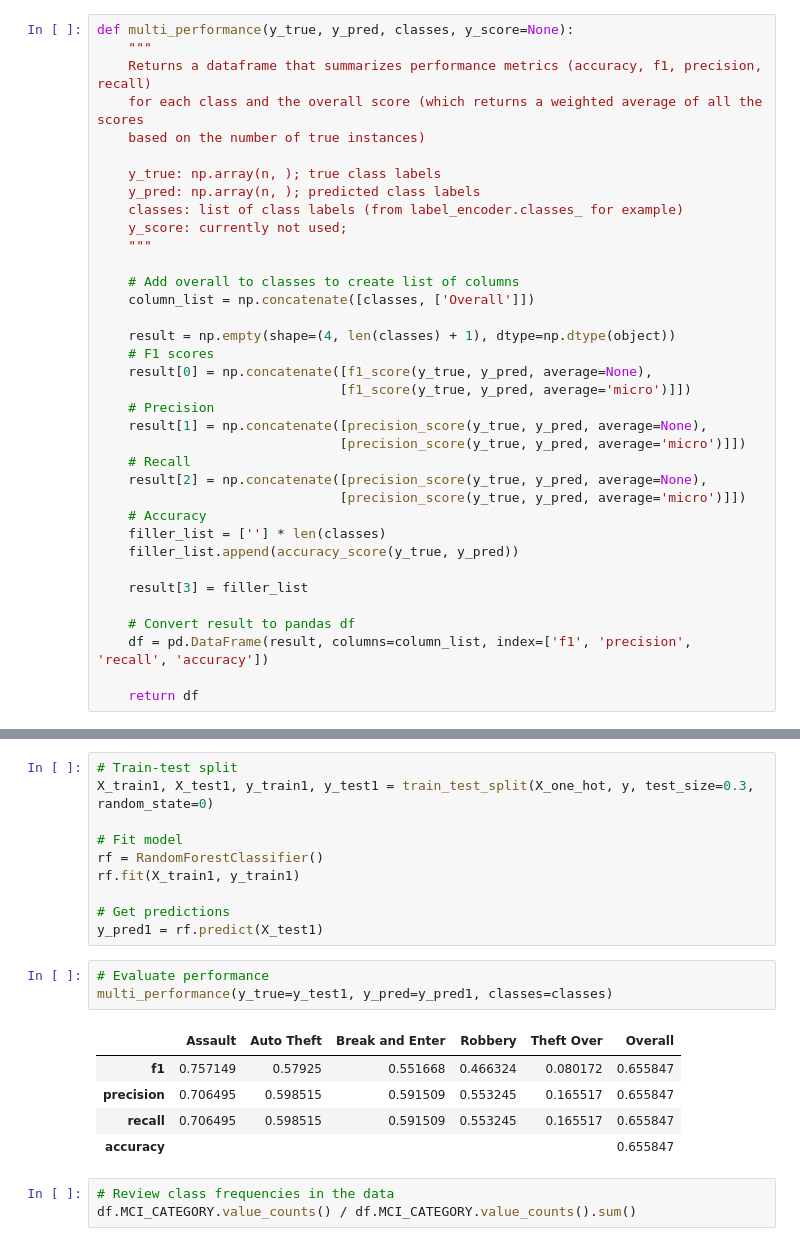
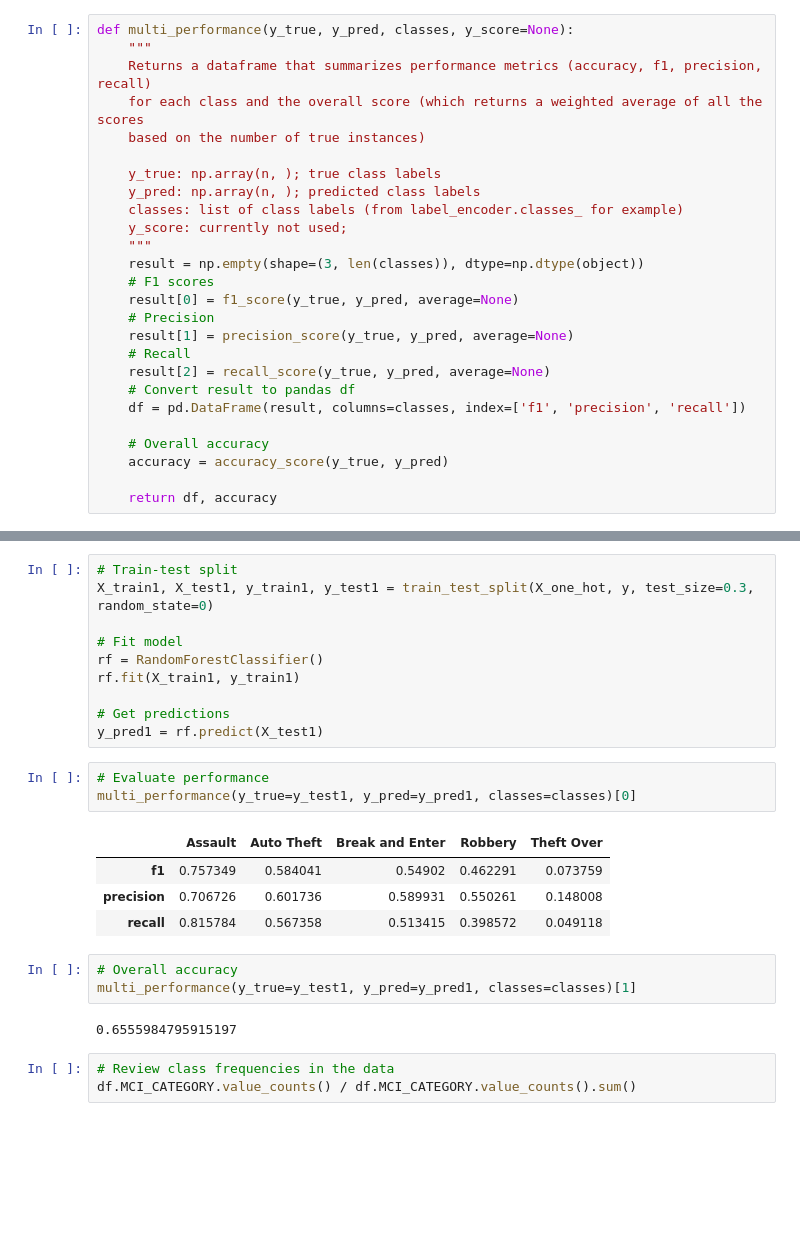
Before and after one commit to Matt2371/Toronto-Crimes, a Jupyter notebook: predictive_modeling.ipynb, the cells around one changed output, grey strips where cells are left out. Drawn from its saved outputs; the diff is of its cells as text; blank space fills up the shorter version.

```diff
--- a/predictive_modeling.ipynb
+++ b/predictive_modeling.ipynb
@@ -21,30 +21,20 @@ def multi_performance(y_true, y_pred, classes, y_score=None):
     classes: list of class labels (from label_encoder.classes_ for example)
     y_score: currently not used;
     """
+    result = np.empty(shape=(3, len(classes)), dtype=np.dtype(object))
+    # F1 scores
+    result[0] = f1_score(y_true, y_pred, average=None)
+    # Precision
+    result[1] = precision_score(y_true, y_pred, average=None)
+    # Recall
+    result[2] = recall_score(y_true, y_pred, average=None)
+    # Convert result to pandas df
+    df = pd.DataFrame(result, columns=classes, index=['f1', 'precision', 'recall'])
 
-    # Add overall to classes to create list of columns
-    column_list = np.concatenate([classes, ['Overall']])
+    # Overall accuracy
+    accuracy = accuracy_score(y_true, y_pred)
 
-    result = np.empty(shape=(4, len(classes) + 1), dtype=np.dtype(object))
-    # F1 scores
-    result[0] = np.concatenate([f1_score(y_true, y_pred, average=None),
-                               [f1_score(y_true, y_pred, average='micro')]])
-    # Precision
-    result[1] = np.concatenate([precision_score(y_true, y_pred, average=None),
-                               [precision_score(y_true, y_pred, average='micro')]])
-    # Recall
-    result[2] = np.concatenate([precision_score(y_true, y_pred, average=None),
-                               [precision_score(y_true, y_pred, average='micro')]])
-    # Accuracy
-    filler_list = [''] * len(classes)
-    filler_list.append(accuracy_score(y_true, y_pred))
-
-    result[3] = filler_list
-
-    # Convert result to pandas df
-    df = pd.DataFrame(result, columns=column_list, index=['f1', 'precision', 'recall', 'accuracy'])
-
-    return df
+    return df, accuracy
 # %% [markdown]
 ### Process Data
 Since the data has many categorical features, we need to encode them in order to use sci-kit learn implementations of the different models. Options that we will explore are:
@@ -98,13 +88,17 @@ rf.fit(X_train1, y_train1)
 y_pred1 = rf.predict(X_test1)
 # %%
 # Evaluate performance
-multi_performance(y_true=y_test1, y_pred=y_pred1, classes=classes)
+multi_performance(y_true=y_test1, y_pred=y_pred1, classes=classes)[0]
 # %% [output]
-|  | Assault | Auto Theft | Break and Enter | Robbery | Theft Over | Overall |
-| f1 | 0.757149 | 0.57925 | 0.551668 | 0.466324 | 0.080172 | 0.655847 |
-| precision | 0.706495 | 0.598515 | 0.591509 | 0.553245 | 0.165517 | 0.655847 |
-| recall | 0.706495 | 0.598515 | 0.591509 | 0.553245 | 0.165517 | 0.655847 |
-| accuracy |  |  |  |  |  | 0.655847 |
+|  | Assault | Auto Theft | Break and Enter | Robbery | Theft Over |
+| f1 | 0.757349 | 0.584041 | 0.54902 | 0.462291 | 0.073759 |
+| precision | 0.706726 | 0.601736 | 0.589931 | 0.550261 | 0.148008 |
+| recall | 0.815784 | 0.567358 | 0.513415 | 0.398572 | 0.049118 |
+# %%
+# Overall accuracy
+multi_performance(y_true=y_test1, y_pred=y_pred1, classes=classes)[1]
+# %% [output]
+0.6555984795915197
 # %%
 # Review class frequencies in the data
 df.MCI_CATEGORY.value_counts() / df.MCI_CATEGORY.value_counts().sum()
```
Also changed, not shown: parts of 12 cells of this notebook, 1 other file.
